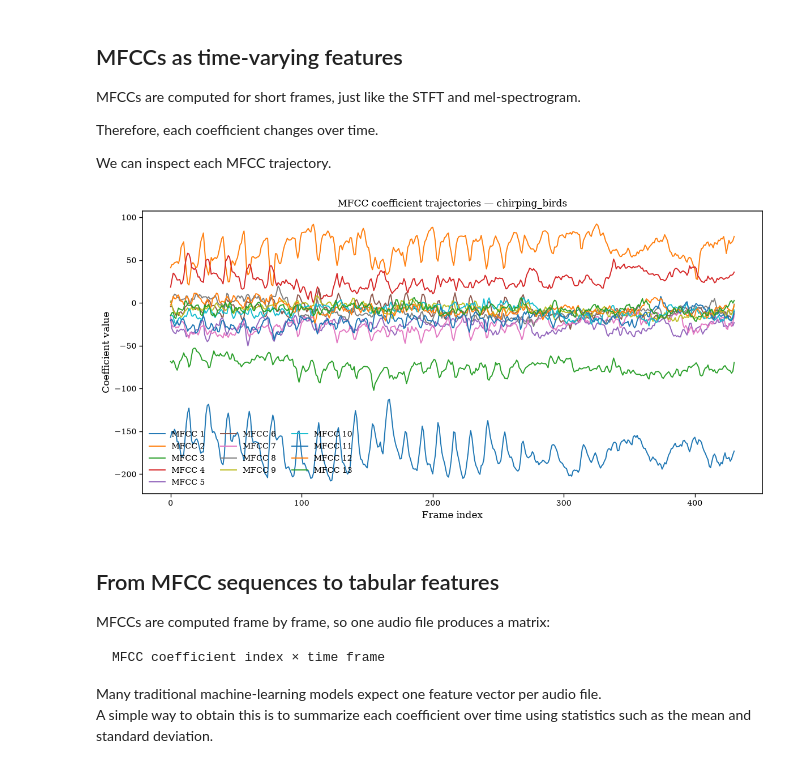
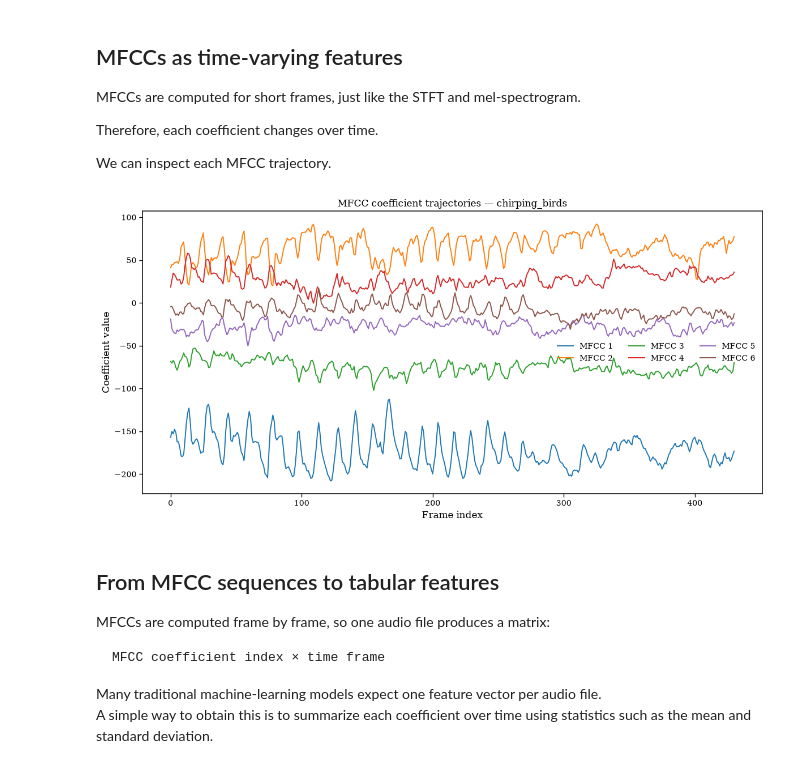
Before and after one commit to vpobleteacustica/audio-data-mining-class, a Jupyter notebook: notebooks/04_mfcc_feature_representation.ipynb, the cells around one changed output. Drawn from its saved outputs; the diff is of its cells as text; code cells hidden in the pictures.

```diff
--- a/notebooks/04_mfcc_feature_representation.ipynb
+++ b/notebooks/04_mfcc_feature_representation.ipynb
@@ -954,17 +1246,18 @@ We can inspect each MFCC trajectory.
 # %%
 plt.figure(figsize=(12, 6))
 
-for i in range(n_mfcc):
+n_mfcc_ = 6
+for i in range(n_mfcc_):
     plt.plot(mfcc[i], label=f"MFCC {i + 1}")
 
 plt.title(f"MFCC coefficient trajectories — {selected_category}")
 plt.xlabel("Frame index")
 plt.ylabel("Coefficient value")
 plt.legend(ncol=3)
 plt.tight_layout()
 plt.show()
 # %% [output]
-[figure, old version]
+[figure, new version]
 # %% [markdown]
 ## From MFCC sequences to tabular features
 
```
Also changed, not shown: parts of 16 cells of this notebook, 3 other files.
